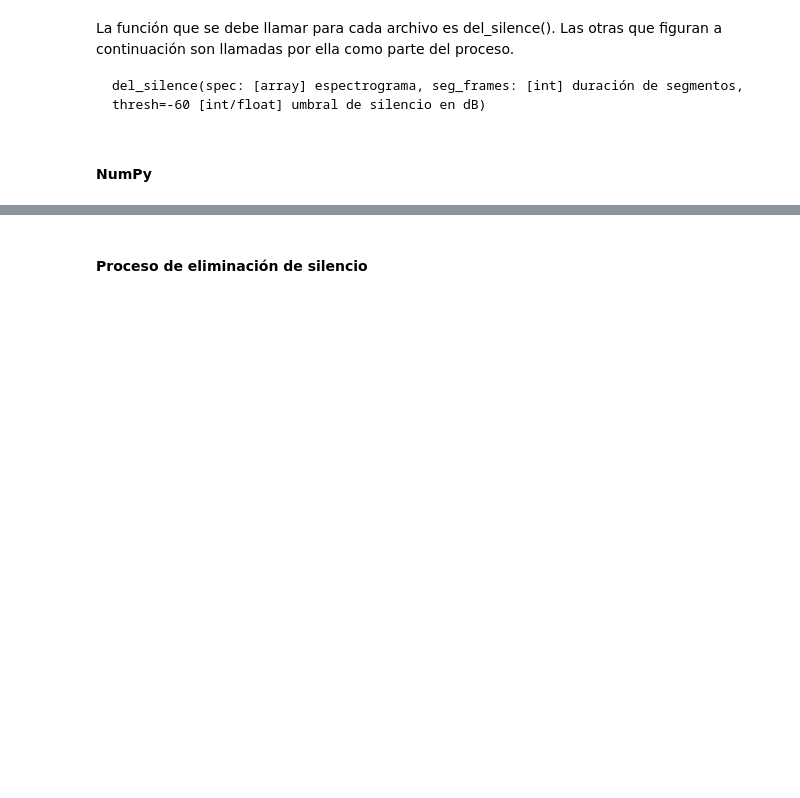
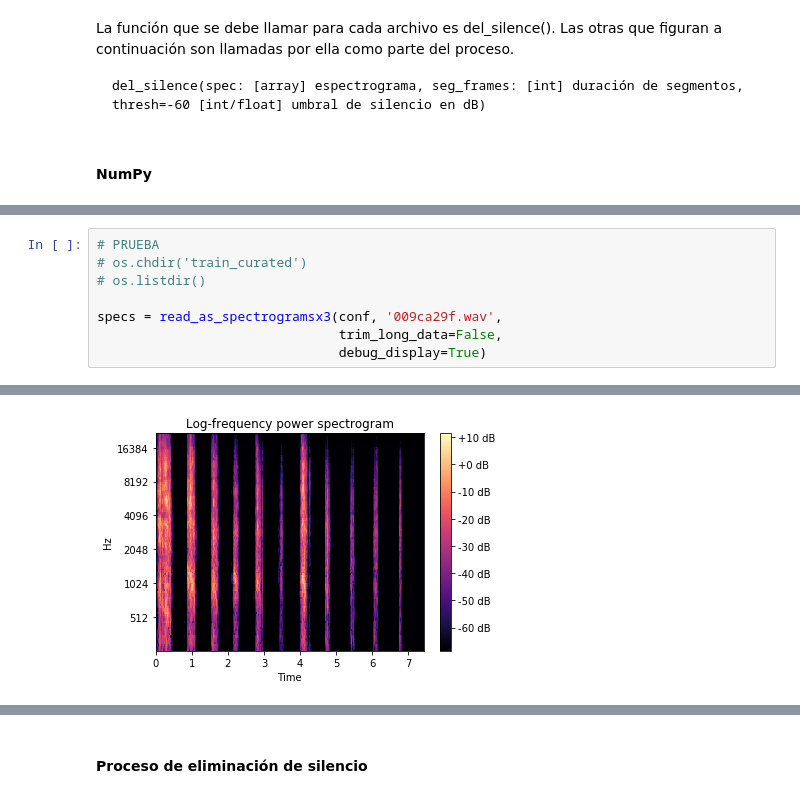
Before and after one commit to pupkinivan/fsd-tagging, a Jupyter notebook: ladifanet.ipynb, the cells around one changed output, grey strips where cells are left out. Drawn from its saved outputs; the diff is of its cells as text; blank space fills up the shorter version.

```diff
--- a/ladifanet.ipynb
+++ b/ladifanet.ipynb
@@ -325,0 +596,9 @@ def del_silence(spec, n_fft, on='amplitude', thresh=1.e-6):
+# %%
+# PRUEBA
+# os.chdir('train_curated')
+# os.listdir()
+
+specs = read_as_spectrogramsx3(conf, '009ca29f.wav',
+                               trim_long_data=False,
+                               debug_display=True)
+# %% [output]
@@ -326 +606,2 @@ def del_silence(spec, n_fft, on='amplitude', thresh=1.e-6):
+[figure, added]
 # %%
```
Also changed, not shown: parts of 169 cells of this notebook.
